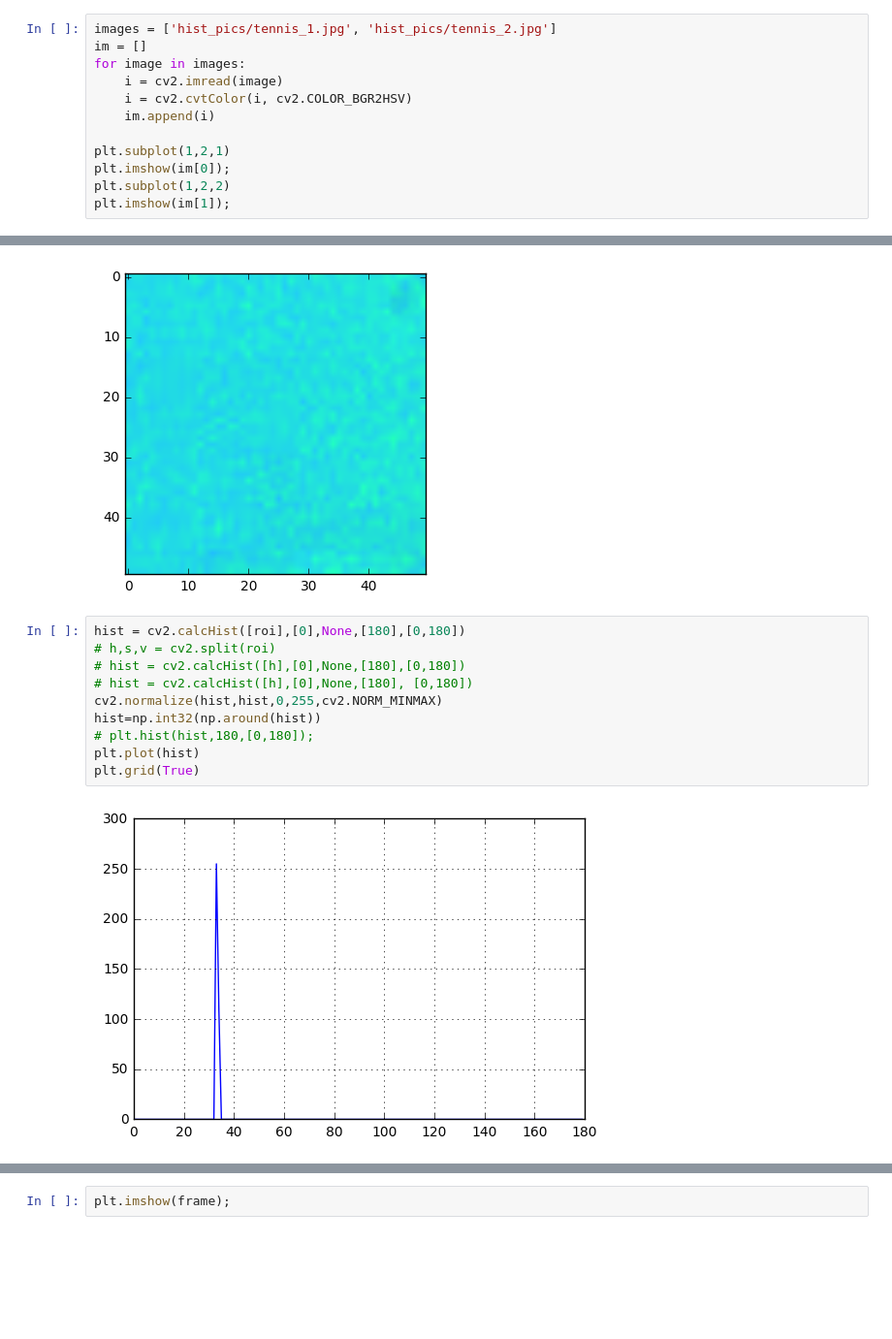
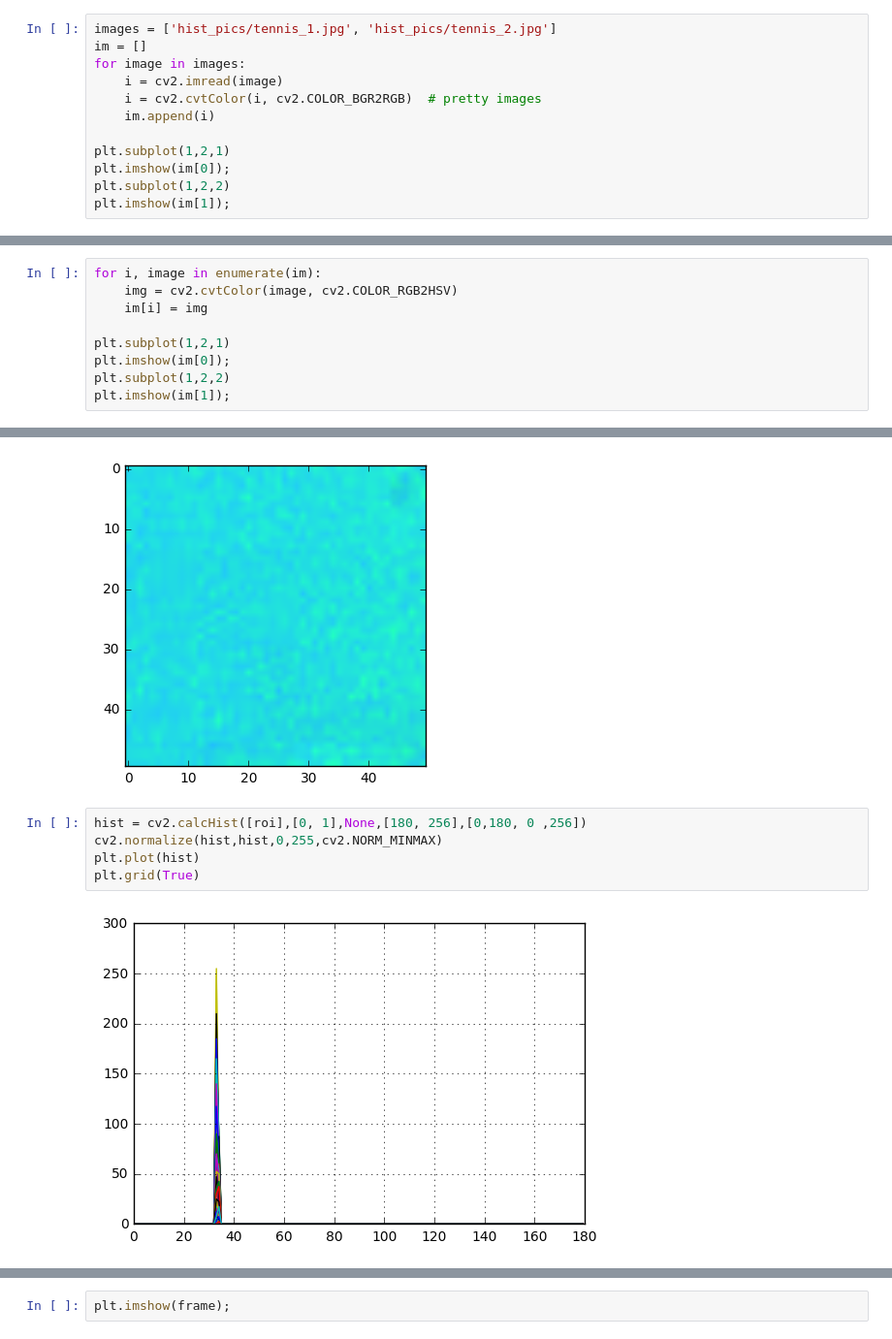
Before and after one commit to BrainSpawnInfosphere/walkingeye, a Jupyter notebook: docs/ipython/histogram_tracking.ipynb, the cells around one changed output, grey strips where cells are left out. Shown at 97% size. Cells and saved outputs as stored; diff of their text form; blank space fills up the shorter version.

```diff
--- a/docs/ipython/histogram_tracking.ipynb
+++ b/docs/ipython/histogram_tracking.ipynb
@@ -31,7 +31,7 @@ images = ['hist_pics/tennis_1.jpg', 'hist_pics/tennis_2.jpg']
 im = []
 for image in images:
     i = cv2.imread(image)
-    i = cv2.cvtColor(i, cv2.COLOR_BGR2HSV)
+    i = cv2.cvtColor(i, cv2.COLOR_BGR2RGB)  # pretty images
     im.append(i)
 
 plt.subplot(1,2,1)
@@ -42,0 +43,9 @@ plt.imshow(im[1]);
+# %%
+for i, image in enumerate(im):
+    img = cv2.cvtColor(image, cv2.COLOR_RGB2HSV)
+    im[i] = img
+
+plt.subplot(1,2,1)
+plt.imshow(im[0]);
+plt.subplot(1,2,2)
+plt.imshow(im[1]);
@@ -48,14 +59,9 @@ plt.imshow(roi);
 # %% [output]
 [figure]
 # %%
-hist = cv2.calcHist([roi],[0],None,[180],[0,180])
-# h,s,v = cv2.split(roi)
-# hist = cv2.calcHist([h],[0],None,[180],[0,180])
-# hist = cv2.calcHist([h],[0],None,[180], [0,180])
+hist = cv2.calcHist([roi],[0, 1],None,[180, 256],[0,180, 0 ,256])
 cv2.normalize(hist,hist,0,255,cv2.NORM_MINMAX)
-hist=np.int32(np.around(hist))
-# plt.hist(hist,180,[0,180]);
 plt.plot(hist)
 plt.grid(True)
 # %% [output]
-[figure, old version]
+[figure, new version]
```
Also changed, not shown: parts of 13 cells of this notebook, 7 other files.
